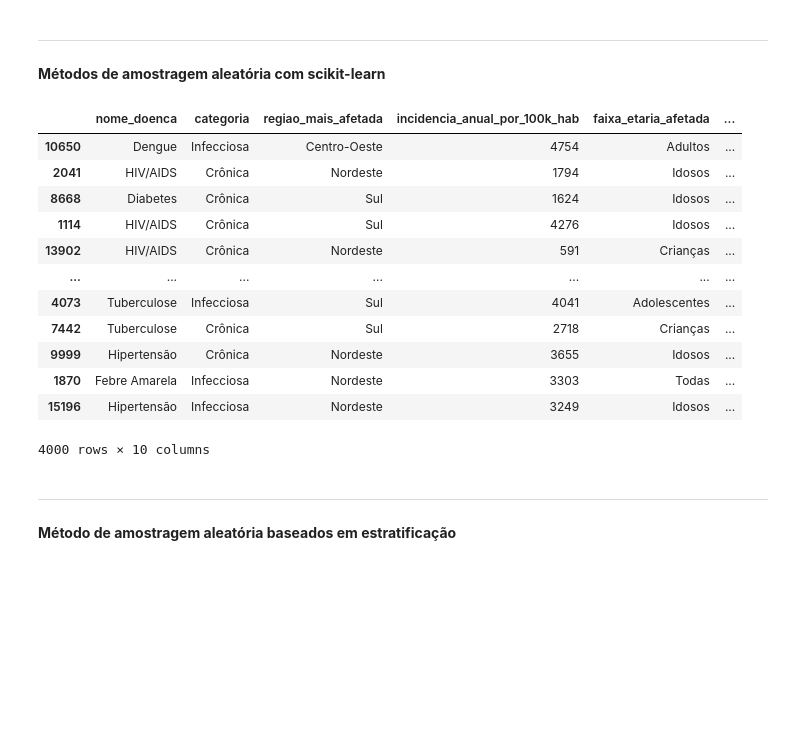
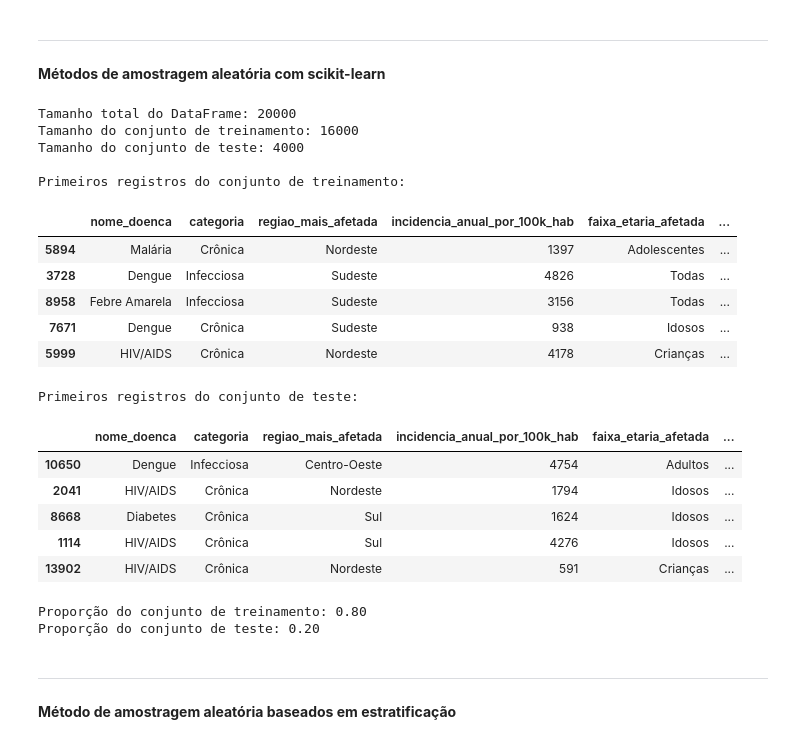
Before and after one commit to Jonathan-Stefan/Projeto_C318_Analise_de_Dados, a Jupyter notebook: app.ipynb, the cells around one changed output. Saved outputs shown, nothing was run; the diff lists cells and outputs as text; code cells hidden in the pictures; blank space fills up the shorter version.

```diff
--- a/app.ipynb
+++ b/app.ipynb
@@ -214,24 +233,48 @@ teste_set_id
 # %% [markdown]
 -----------------------------------------------------------------------------------
 **Métodos de amostragem aleatória com scikit-learn**
-# %%
-train_set, test_set = train_test_split(df, test_size = 0.2, random_state = 42)
-train_set
-test_set
-# %% [output]
-|  | nome_doenca | categoria | regiao_mais_afetada | incidencia_anual_por_100k_hab | faixa_etaria_afetada | ... |
-| 10650 | Dengue | Infecciosa | Centro-Oeste | 4754 | Adultos | ... |
-| 2041 | HIV/AIDS | Crônica | Nordeste | 1794 | Idosos | ... |
-| 8668 | Diabetes | Crônica | Sul | 1624 | Idosos | ... |
-| 1114 | HIV/AIDS | Crônica | Sul | 4276 | Idosos | ... |
-| 13902 | HIV/AIDS | Crônica | Nordeste | 591 | Crianças | ... |
-| ... | ... | ... | ... | ... | ... | ... |
-| 4073 | Tuberculose | Infecciosa | Sul | 4041 | Adolescentes | ... |
-| 7442 | Tuberculose | Crônica | Sul | 2718 | Crianças | ... |
-| 9999 | Hipertensão | Crônica | Nordeste | 3655 | Idosos | ... |
-| 1870 | Febre Amarela | Infecciosa | Nordeste | 3303 | Todas | ... |
-| 15196 | Hipertensão | Infecciosa | Nordeste | 3249 | Idosos | ... |
-4000 rows × 10 columns
+# %%
+# Divisão do DataFrame
+train_set, test_set = train_test_split(df, test_size=0.2, random_state=42)
+
+# Tamanho dos conjuntos
+print(f"Tamanho total do DataFrame: {len(df)}")
+print(f"Tamanho do conjunto de treinamento: {len(train_set)}")
+print(f"Tamanho do conjunto de teste: {len(test_set)}")
+
+# Visualizar os primeiros registros de cada conjunto
+print("\nPrimeiros registros do conjunto de treinamento:")
+display(train_set.head())
+
+print("\nPrimeiros registros do conjunto de teste:")
+display(test_set.head())
+
+# Proporção de dados em cada conjunto
+train_ratio = len(train_set) / len(df)
+test_ratio = len(test_set) / len(df)
+print(f"\nProporção do conjunto de treinamento: {train_ratio:.2f}")
+print(f"Proporção do conjunto de teste: {test_ratio:.2f}")
+# %% [output]
+Tamanho total do DataFrame: 20000
+Tamanho do conjunto de treinamento: 16000
+Tamanho do conjunto de teste: 4000
+
+Primeiros registros do conjunto de treinamento:
+|  | nome_doenca | categoria | regiao_mais_afetada | incidencia_anual_por_100k_hab | faixa_etaria_afetada | ... |
+| 5894 | Malária | Crônica | Nordeste | 1397 | Adolescentes | ... |
+| 3728 | Dengue | Infecciosa | Sudeste | 4826 | Todas | ... |
+| 8958 | Febre Amarela | Infecciosa | Sudeste | 3156 | Todas | ... |
+| 7671 | Dengue | Crônica | Sudeste | 938 | Idosos | ... |
+| 5999 | HIV/AIDS | Crônica | Nordeste | 4178 | Crianças | ... |
+Primeiros registros do conjunto de teste:
+|  | nome_doenca | categoria | regiao_mais_afetada | incidencia_anual_por_100k_hab | faixa_etaria_afetada | ... |
+| 10650 | Dengue | Infecciosa | Centro-Oeste | 4754 | Adultos | ... |
+| 2041 | HIV/AIDS | Crônica | Nordeste | 1794 | Idosos | ... |
+| 8668 | Diabetes | Crônica | Sul | 1624 | Idosos | ... |
+| 1114 | HIV/AIDS | Crônica | Sul | 4276 | Idosos | ... |
+| 13902 | HIV/AIDS | Crônica | Nordeste | 591 | Crianças | ... |
+Proporção do conjunto de treinamento: 0.80
+Proporção do conjunto de teste: 0.20
 # %% [markdown]
 -----------------------------------------------------------------------------------
 **Método de amostragem aleatória baseados em estratificação**
```
Also changed, not shown: parts of 7 cells of this notebook.
